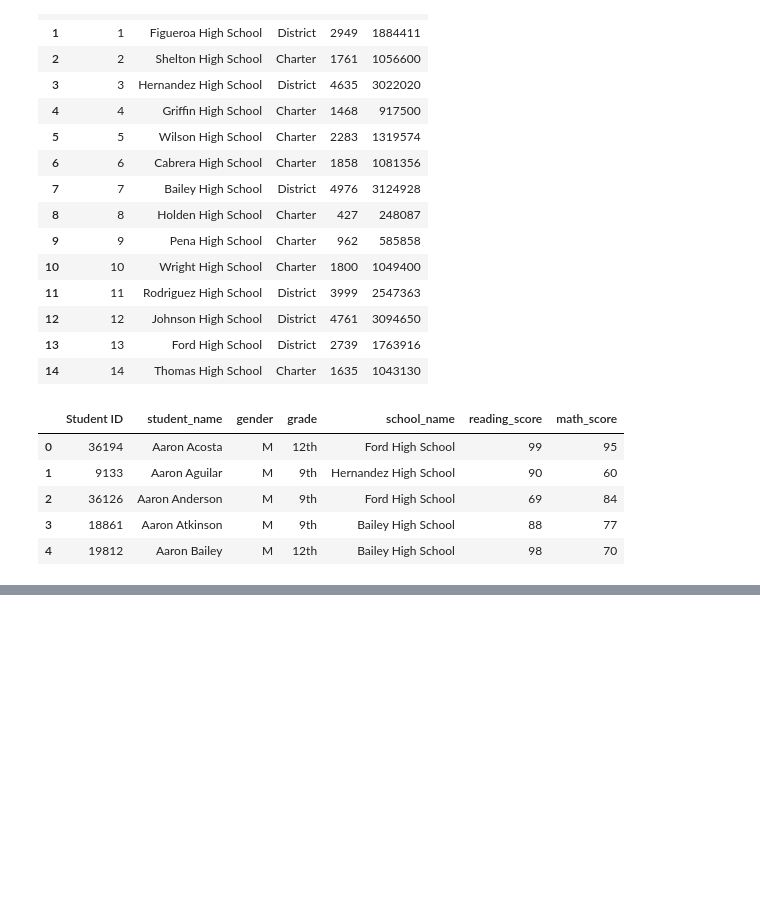
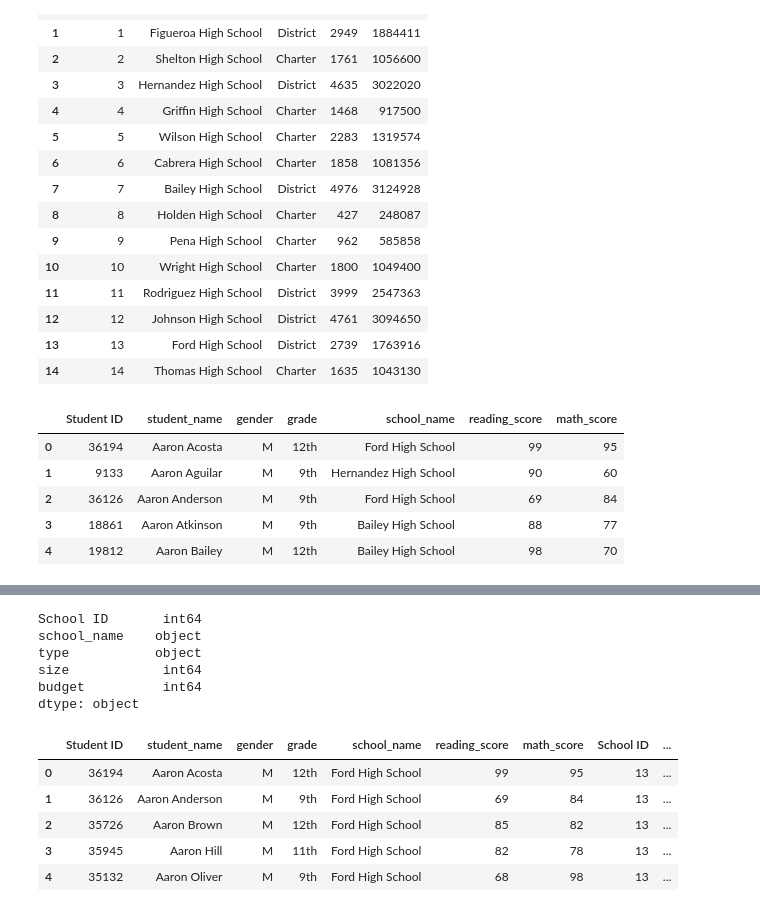
Before and after one commit to Sirius0531/School_District_Analysis, a Jupyter notebook: PyCitySchools.ipynb, the cells around one changed output, grey strips where cells are left out. Saved outputs shown, nothing was run; the diff lists cells and outputs as text; code cells hidden in the pictures; blank space fills up the shorter version.

```diff
--- a/PyCitySchools.ipynb
+++ b/PyCitySchools.ipynb
@@ -40,0 +127,21 @@ student_data_df.head()
+# %%
+# Determine data types for the school DataFrame.
+school_data_df.dtypes
+# %% [output]
+School ID       int64
+school_name    object
+type           object
+size            int64
+budget          int64
+dtype: object
+# %%
+# Combine the data into a single dataset.
+school_data_complete_df = pd.merge(student_data_df, school_data_df, on=["school_name", "school_name"])
+school_data_complete_df.head()
+# %% [output]
+|  | Student ID | student_name | gender | grade | school_name | reading_score | math_score | School ID | ... |
+| 0 | 36194 | Aaron Acosta | M | 12th | Ford High School | 99 | 95 | 13 | ... |
+| 1 | 36126 | Aaron Anderson | M | 9th | Ford High School | 69 | 84 | 13 | ... |
+| 2 | 35726 | Aaron Brown | M | 12th | Ford High School | 85 | 82 | 13 | ... |
+| 3 | 35945 | Aaron Hill | M | 11th | Ford High School | 82 | 78 | 13 | ... |
+| 4 | 35132 | Aaron Oliver | M | 9th | Ford High School | 68 | 98 | 13 | ... |
```
Also changed, not shown: parts of 30 cells of this notebook, 5 other files.
